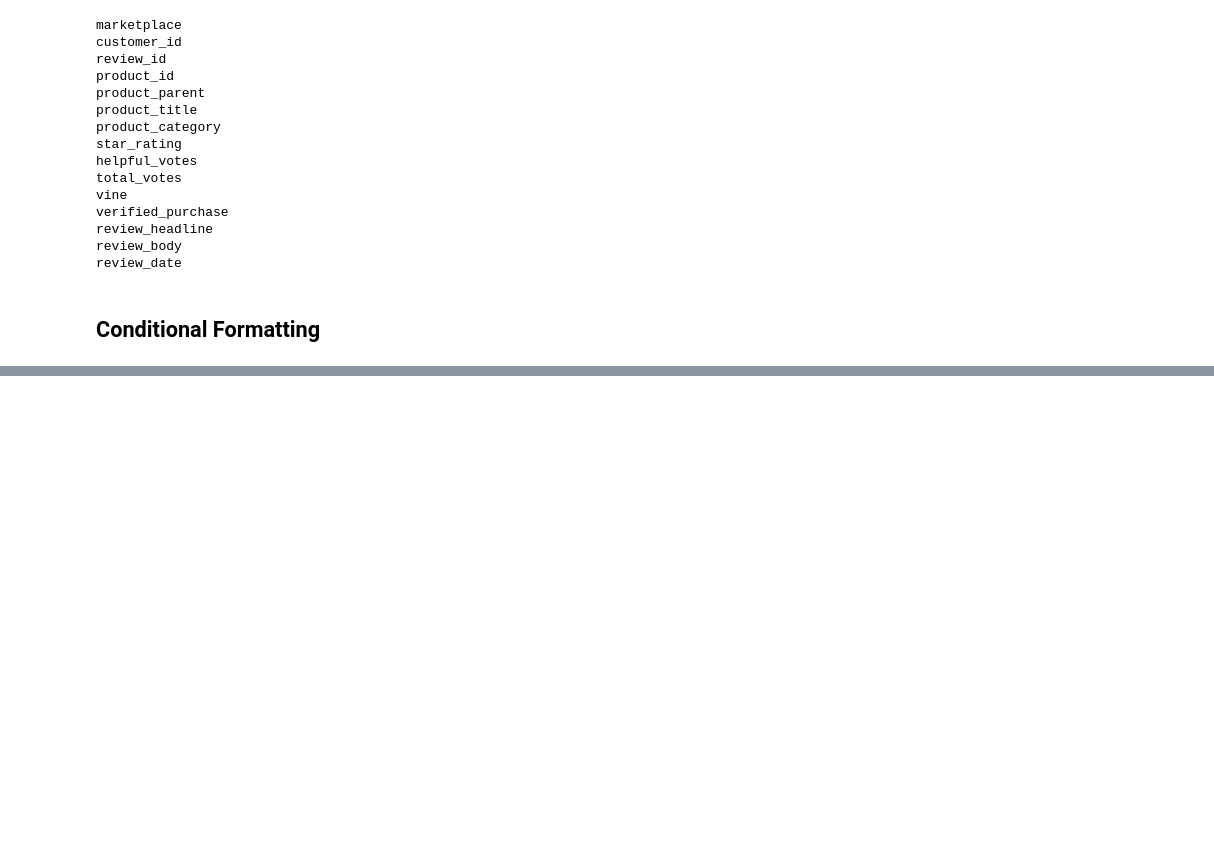
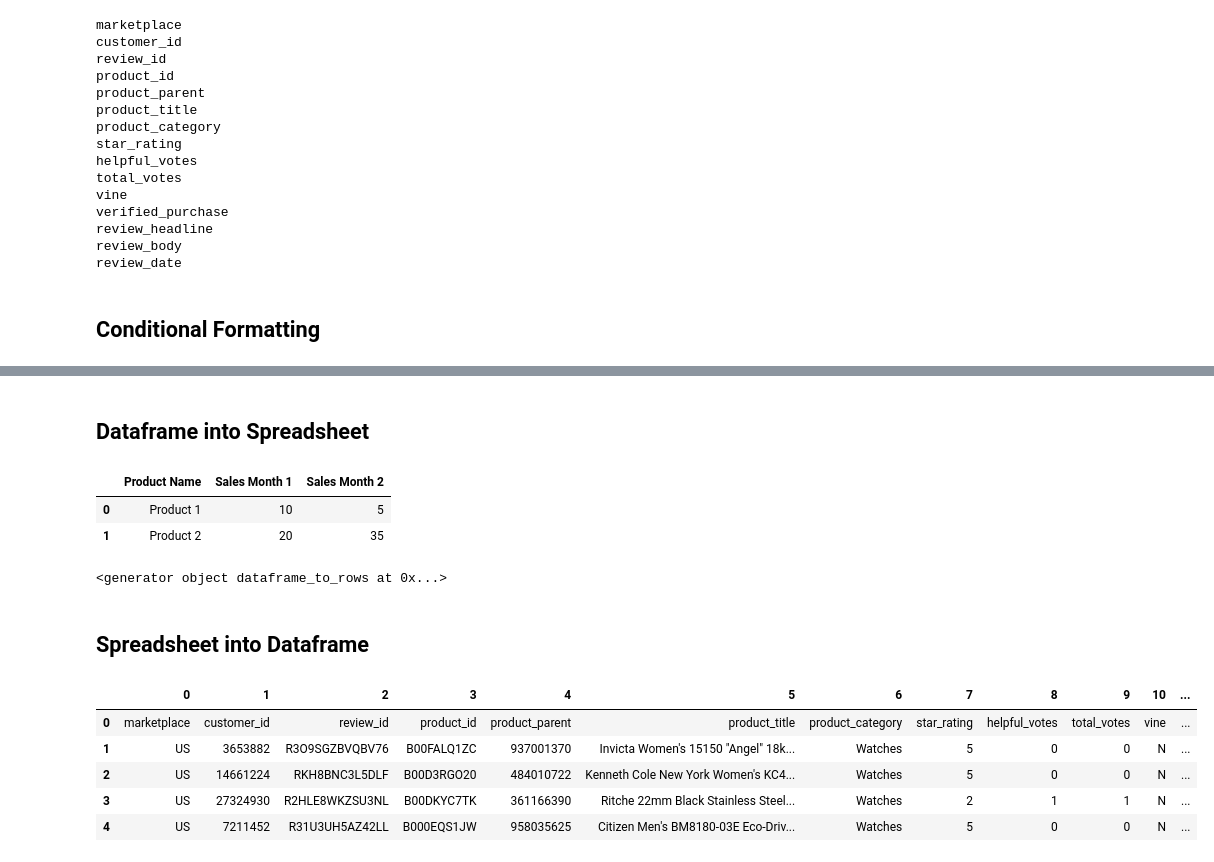
Before and after one commit to htetaunglynn94/self-learning, a Jupyter notebook: openpyxl/openpyxl_practise.ipynb, the cells around one changed output, grey strips where cells are left out. Cells and saved outputs as stored; diff of their text form; code cells hidden in the pictures; blank space fills up the shorter version.

```diff
--- a/openpyxl/openpyxl_practise.ipynb
+++ b/openpyxl/openpyxl_practise.ipynb
@@ -730,0 +1122,16 @@ review_date
+# %% [markdown]
+## Dataframe into Spreadsheet
+# %%
+import pandas as pd
+
+data = {
+    "Product Name": ["Product 1", "Product 2"],
+    "Sales Month 1": [10, 20],
+    "Sales Month 2": [5, 35],
+}
+df = pd.DataFrame(data)
+df
+# %% [output]
+|  | Product Name | Sales Month 1 | Sales Month 2 |
+| 0 | Product 1 | 10 | 5 |
+| 1 | Product 2 | 20 | 35 |
@@ -730,0 +1144,5 @@ review_date
+# %%
+frame = dataframe_to_rows(df, index=False, header=True)
+frame
+# %% [output]
+<generator object dataframe_to_rows at 0x...>
@@ -730,0 +1157,19 @@ review_date
+# %% [markdown]
+## Spreadsheet into Dataframe
+# %%
+import pandas as pd
+from openpyxl import load_workbook
+
+workbook = load_workbook(filename="reviews-sample.xlsx")
+sheet = workbook.active
+
+values = sheet.values
+df = pd.DataFrame(values)
+df.head()
+# %% [output]
+|  | 0 | 1 | 2 | 3 | 4 | 5 | 6 | 7 | 8 | 9 | 10 | ... |
+| 0 | marketplace | customer_id | review_id | product_id | product_parent | product_title | product_category | star_rating | helpful_votes | total_votes | vine | ... |
+| 1 | US | 3653882 | R3O9SGZBVQBV76 | B00FALQ1ZC | 937001370 | Invicta Women's 15150 "Angel" 18k... | Watches | 5 | 0 | 0 | N | ... |
+| 2 | US | 14661224 | RKH8BNC3L5DLF | B00D3RGO20 | 484010722 | Kenneth Cole New York Women's KC4... | Watches | 5 | 0 | 0 | N | ... |
+| 3 | US | 27324930 | R2HLE8WKZSU3NL | B00DKYC7TK | 361166390 | Ritche 22mm Black Stainless Steel... | Watches | 2 | 1 | 1 | N | ... |
+| 4 | US | 7211452 | R31U3UH5AZ42LL | B000EQS1JW | 958035625 | Citizen Men's BM8180-03E Eco-Driv... | Watches | 5 | 0 | 0 | N | ... |
```
Also changed, not shown: parts of 47 cells of this notebook, 21 other files.
